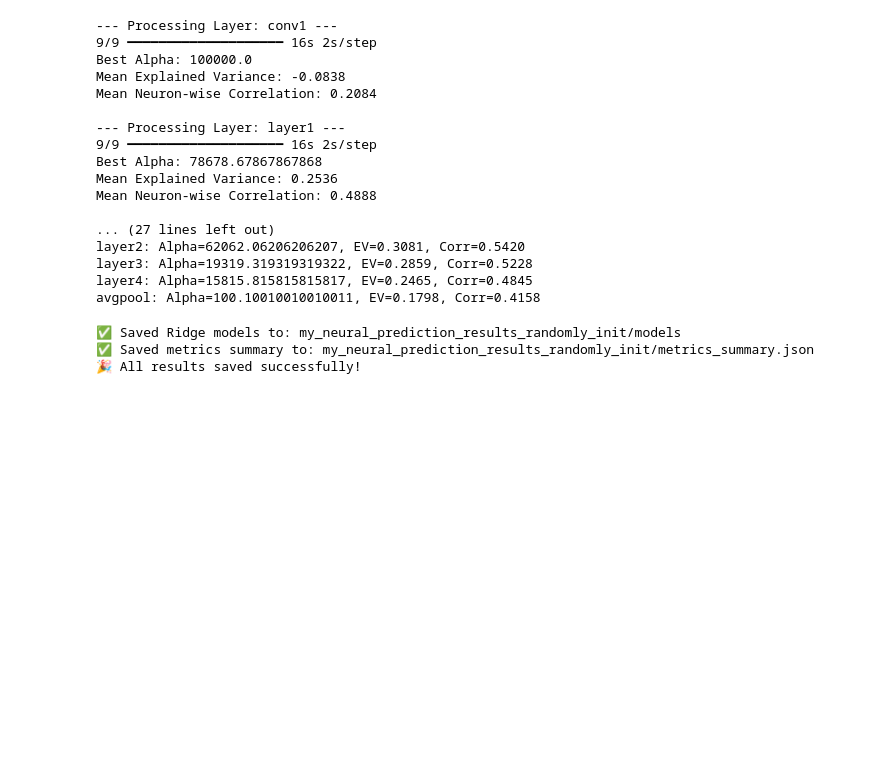
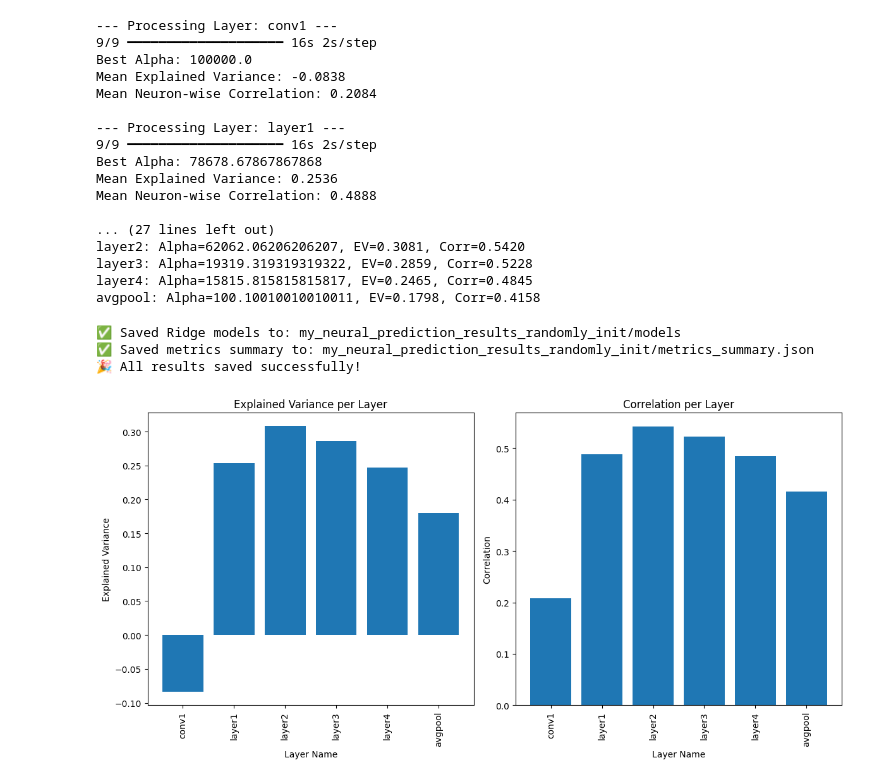
Before and after one commit to GuilhermeCosta-Ferreira/BLCI_G21, a Jupyter notebook: week6.ipynb, the cells around one changed output. Saved outputs shown, nothing was run; the diff lists cells and outputs as text; code cells hidden in the pictures; blank space fills up the shorter version.

```diff
--- a/week6.ipynb
+++ b/week6.ipynb
@@ -782,9 +679,7 @@ layer3: Alpha=16116.116116116118, EV=0.2837, Corr=0.5205
 layer4: Alpha=10810.810810810812, EV=0.2420, Corr=0.4797
 avgpool: Alpha=100.10010010010011, EV=0.1785, Corr=0.4141
 # %%
-import os
-import json
-import joblib
+
 
 def save_layer_results(results_summary, layer_pca_models, save_dir='ridge_results'):
     """
@@ -825,11 +720,3 @@ def save_layer_results(results_summary, layer_pca_models, save_dir='ridge_result
     print("🎉 All results saved successfully!")
 
 save_layer_results(results_summary, layer_pca_models, save_dir='my_neural_prediction_results')
-# Load the results
-
-# for layer two for example
-ridge_layer2 = joblib.load('my_neural_prediction_results/models/ridge_layer2.pkl')
-
-with open('my_neural_prediction_results/metrics_summary.json', 'r') as f:
-    metrics = json.load(f)
-print(metrics['layer2'])
@@ -1066,3 +993,38 @@ save_layer_results(results_summary_ran_int, layer_pca_models_rand_int, save_dir=
 ✅ Saved Ridge models to: my_neural_prediction_results_randomly_init/models
 ✅ Saved metrics summary to: my_neural_prediction_results_randomly_init/metrics_summary.json
 🎉 All results saved successfully!
+# %%
+
+with open('my_neural_prediction_results_randomly_init/metrics_summary.json', 'r') as f:
+    metrics = json.load(f)
+
+# for each layer in the metrics, load all the explained variance, and plot a bar plot of the explained variance and the correlation
+# create a list of the explained variance and the correlation for each layer
+# create a list of the layer names
+layer_names = []
+explained_variances = []
+correlations = []
+for layer, stats in metrics.items():
+    layer_names.append(layer)
+    explained_variances.append(stats['mean_explained_variance'])
+    correlations.append(stats['mean_correlation'])
+
+# plot the explained variance and the correlation in two separate bar plots
+plt.figure(figsize=(12, 6))
+plt.subplot(1, 2, 1)
+plt.bar(layer_names, explained_variances)
+plt.xticks(rotation=90)
+plt.title('Explained Variance per Layer')
+plt.ylabel('Explained Variance')
+plt.xlabel('Layer Name')
+plt.tight_layout()
+plt.subplot(1, 2, 2)
+plt.bar(layer_names, correlations)
+plt.xticks(rotation=90)
+plt.title('Correlation per Layer')
+plt.ylabel('Correlation')
+plt.xlabel('Layer Name')
+plt.tight_layout()
+plt.show()
+# %% [output]
+[figure, added]
```
Also changed, not shown: parts of 23 cells of this notebook, 7 other files.
